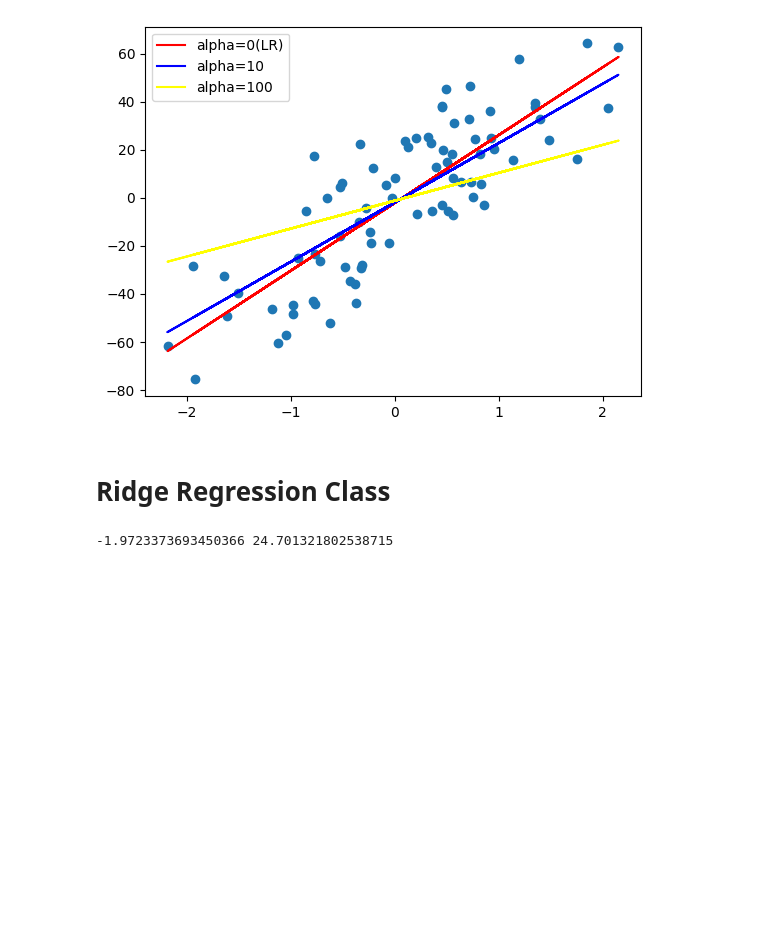
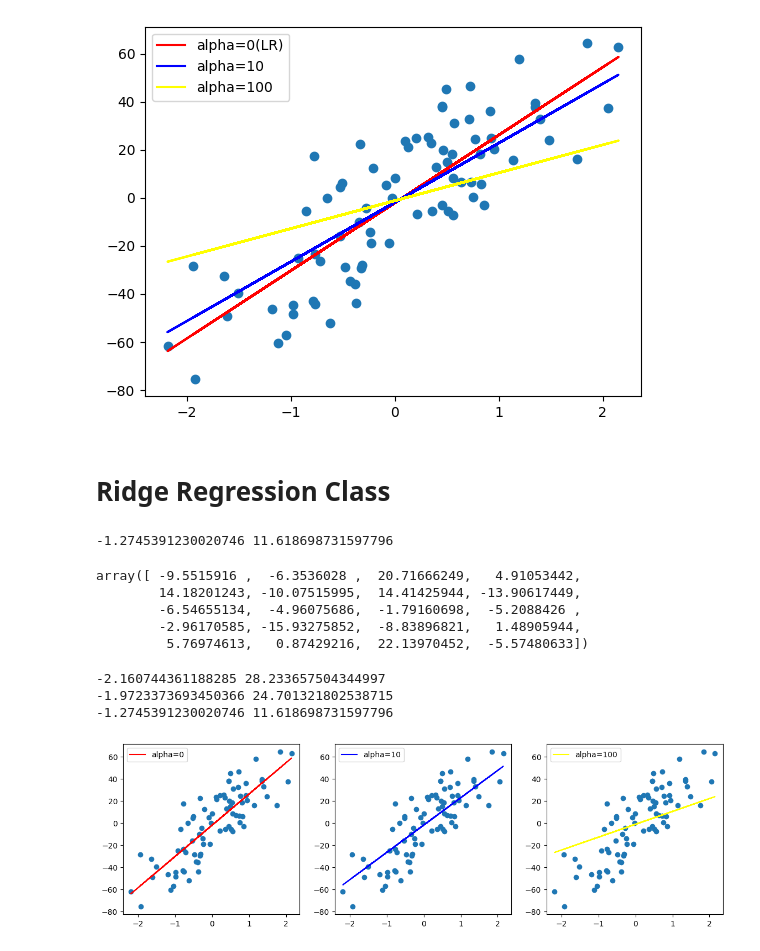
Before and after one commit to sudeepSubedi01/Machine-Learning-End-to-End, a Jupyter notebook: Regularization/RidgeRegularization_2D_Scratch.ipynb, the cells around one changed output. Cells and saved outputs as stored; diff of their text form; code cells hidden in the pictures; blank space fills up the shorter version.

Commit message:
ridge regression for n-D data

```diff
--- a/Regularization/RidgeRegularization_2D_Scratch.ipynb
+++ b/Regularization/RidgeRegularization_2D_Scratch.ipynb
@@ -67,7 +67,7 @@ plt.show()
 # Ridge Regression Class
 # %%
 class RidgeReg:
-  def __init__(self,alpha=10):
+  def __init__(self,alpha):
     self.alpha = alpha
     self.m = None
     self.b = None
@@ -76,15 +76,46 @@ class RidgeReg:
     self.m = np.sum((X_train.ravel() - X_train.mean()) * (y_train.ravel() - y_train.mean())) / (np.sum((X_train.ravel() - X_train.mean())**2 )+ self.alpha)
     self.b = y_train.mean() - self.m * X_train.mean()
 
-    # self.m = np.sum((X_train - X_train.mean()) * (y_train - y_train.mean())) / (np.sum((X_train - X_train.mean())**2) + self.alpha)
-    # self.b = y_train.mean() - self.m * X_train.mean()
-
     print(self.b, self.m)
   def predict(self,X_test):
-    return self.b + self.m * X_test
+    return self.b + self.m * X_test.ravel()
 # %%
-rid = RidgeReg()
+rid = RidgeReg(alpha=100)
 rid.fit(X_train,y_train)
 y_pred = rid.predict(X_test)
+y_pred
 # %% [output]
--1.9723373693450366 24.701321802538715
+-1.2745391230020746 11.618698731597796
+array([ -9.5515916 ,  -6.3536028 ,  20.71666249,   4.91053442,
+        14.18201243, -10.07515995,  14.41425944, -13.90617449,
+        -6.54655134,  -4.96075686,  -1.79160698,  -5.2088426 ,
+        -2.96170585, -15.93275852,  -8.83896821,   1.48905944,
+         5.76974613,   0.87429216,  22.13970452,  -5.57480633])
+# %%
+plt.figure(figsize=(14,4))
+plt.subplot(1,3,1)
+rid = RidgeReg(alpha=0)
+rid.fit(X_train,y_train)
+plt.scatter(X_train,y_train)
+plt.plot(X_train, rid.predict(X_train),label='alpha=0',color='red')
+plt.legend()
+
+plt.subplot(1,3,2)
+rid = RidgeReg(alpha=10)
+rid.fit(X_train,y_train)
+plt.scatter(X_train,y_train)
+plt.plot(X_train, rid.predict(X_train),label='alpha=10',color='blue')
+plt.legend()
+
+plt.subplot(1,3,3)
+rid = RidgeReg(alpha=100)
+rid.fit(X_train,y_train)
+plt.scatter(X_train,y_train)
+plt.plot(X_train, rid.predict(X_train),label='alpha=100',color='yellow')
+plt.legend()
+plt.show()
+# %% [output]
+-2.160744361188285 28.233657504344997
+-1.9723373693450366 24.701321802538715
+-1.2745391230020746 11.618698731597796
+[figure, added]
```
Also changed, not shown: parts of 1 cell of this notebook, 2 other files.
